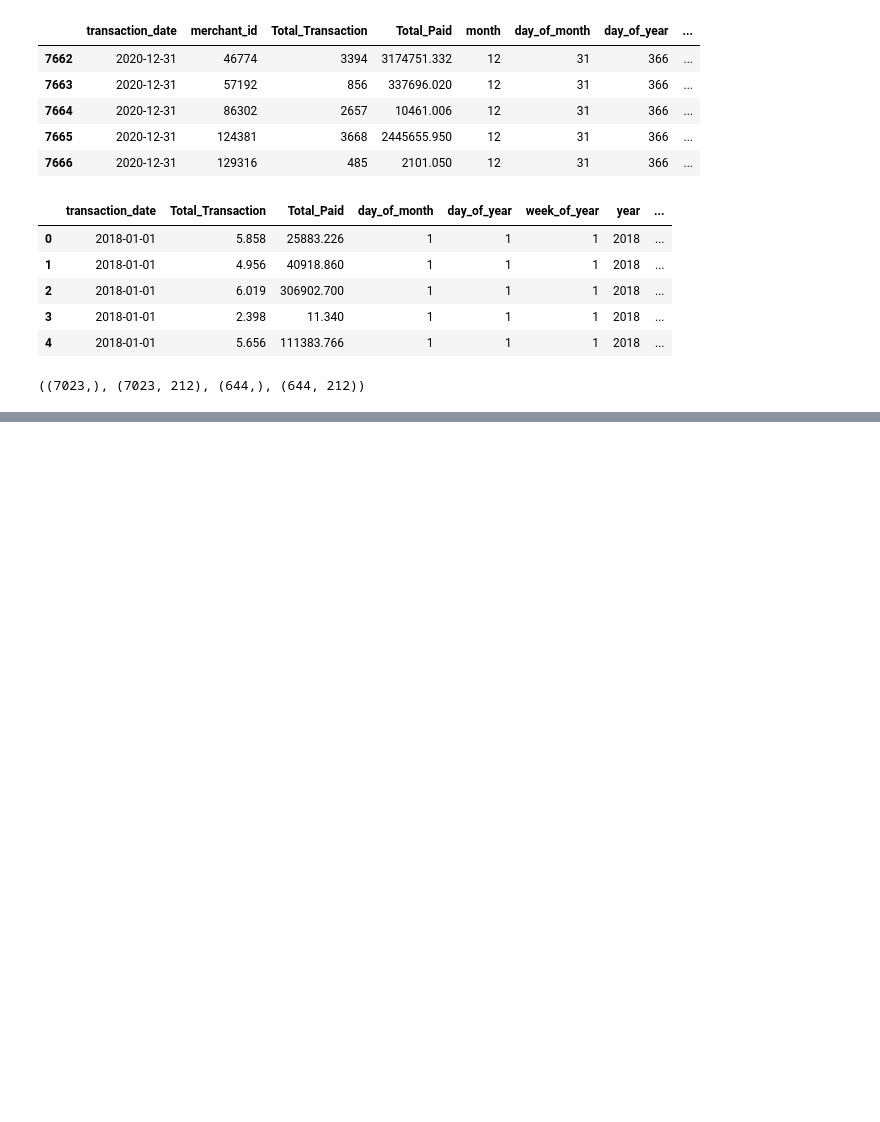
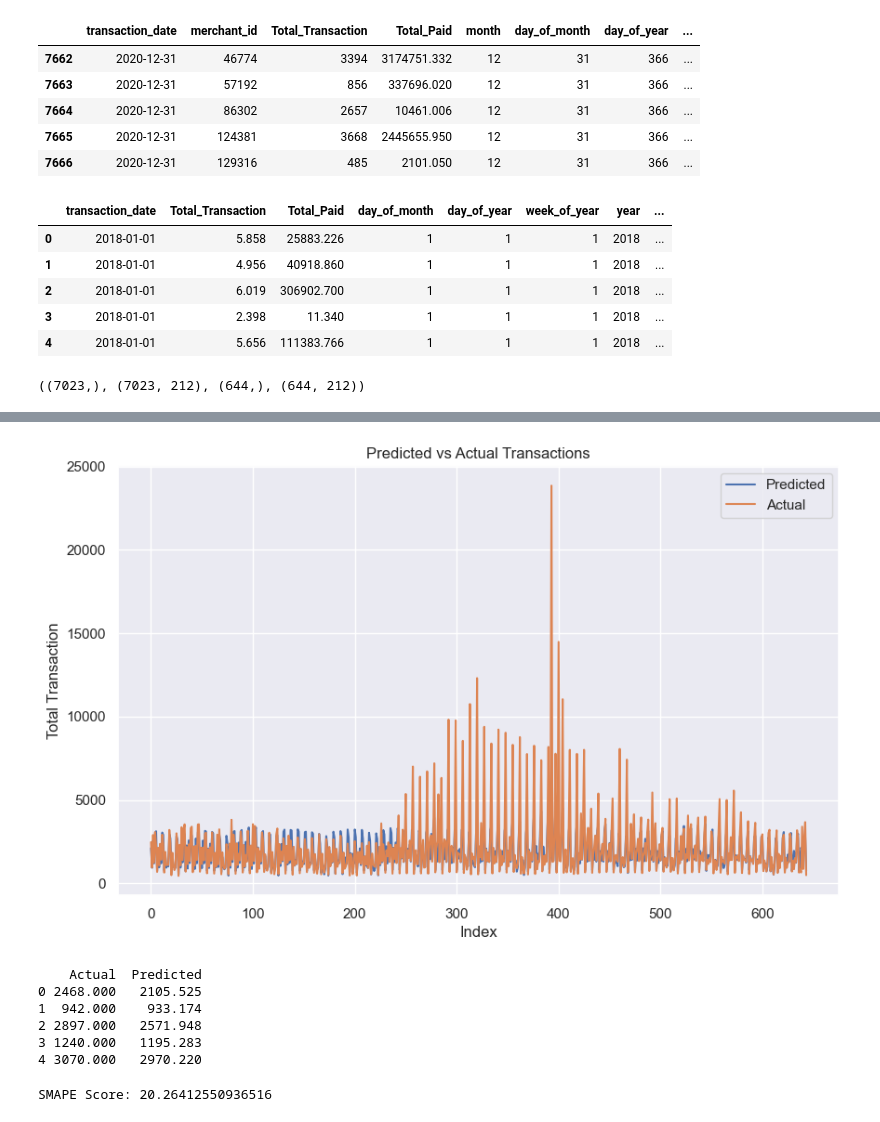
Before and after one commit to emredeveloper/iyzico-timeseries, a Jupyter notebook: project_iyziko.ipynb, the cells around one changed output, grey strips where cells are left out. Drawn from its saved outputs; the diff is of its cells as text; code cells hidden in the pictures; blank space fills up the shorter version.

```diff
--- a/project_iyziko.ipynb
+++ b/project_iyziko.ipynb
@@ -328,0 +329,44 @@ Gürültü Eklenmiş Veri Kümesi:
+# %%
+# Plotting the predicted vs actual values
+plt.figure(figsize=(10, 6))
+plt.plot(np.expm1(y_pred_val), label='Predicted')
+plt.plot(np.expm1(Y_val).values, label='Actual')
+plt.legend()
+plt.xlabel('Index')
+plt.ylabel('Total Transaction')
+plt.title('Predicted vs Actual Transactions')
+plt.show()
+# %% [output]
+[figure, added]
+# %%
+# Tahmin edilen ve gerçek değerleri bir DataFrame'e dönüştürme
+pred_vs_actual = pd.DataFrame({
+    'Actual': np.expm1(Y_val).values,
+    'Predicted': np.expm1(y_pred_val)
+})
+
+# DataFrame'i gösterme
+print(pred_vs_actual.head())
+# %% [output]
+    Actual  Predicted
+0 2468.000   2105.525
+1  942.000    933.174
+2 2897.000   2571.948
+3 1240.000   1195.283
+4 3070.000   2970.220
+# %%
+# SMAPE hesaplama fonksiyonu
+def smape(preds, target):
+    n = len(preds)
+    masked_arr = ~((preds == 0) & (target == 0))
+    preds, target = preds[masked_arr], target[masked_arr]
+    num = np.abs(preds - target)
+    denom = np.abs(preds) + np.abs(target)
+    smape_val = (200 * np.sum(num / denom)) / n
+    return smape_val
+
+# SMAPE değerini hesaplama
+smape_score = smape(pred_vs_actual['Predicted'], pred_vs_actual['Actual'])
+print(f'SMAPE Score: {smape_score}')
+# %% [output]
+SMAPE Score: 20.26412550936516
```
Also changed, not shown: parts of 4 cells of this notebook.
